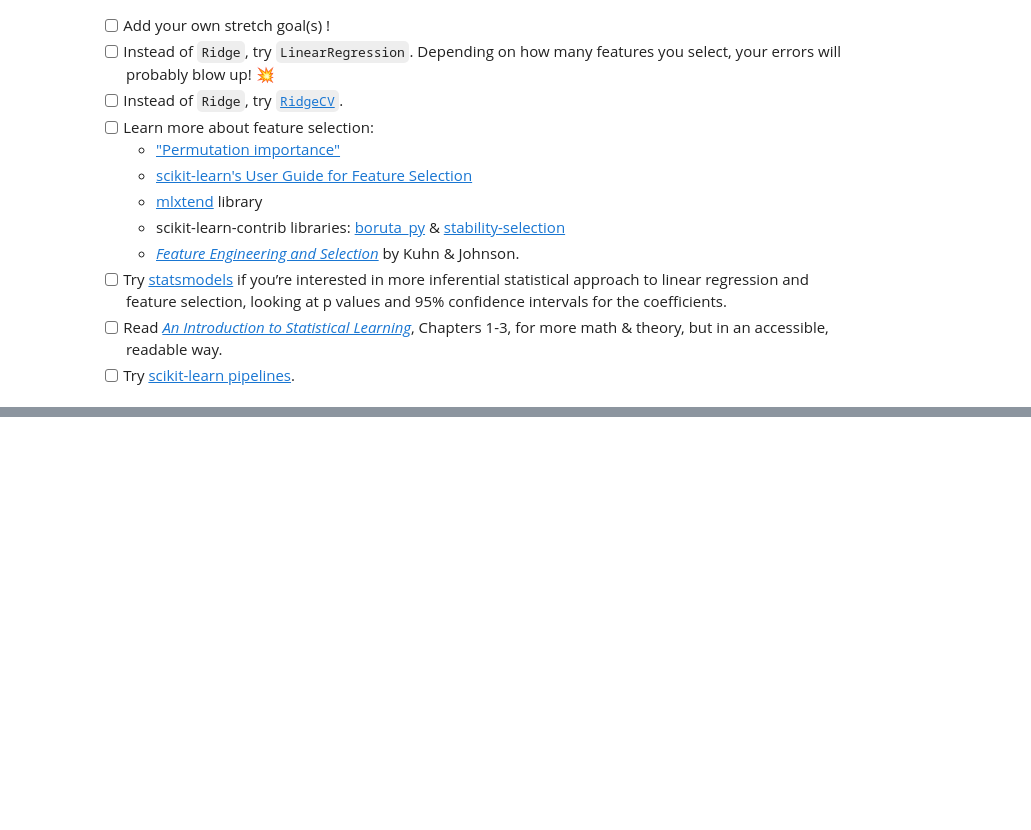
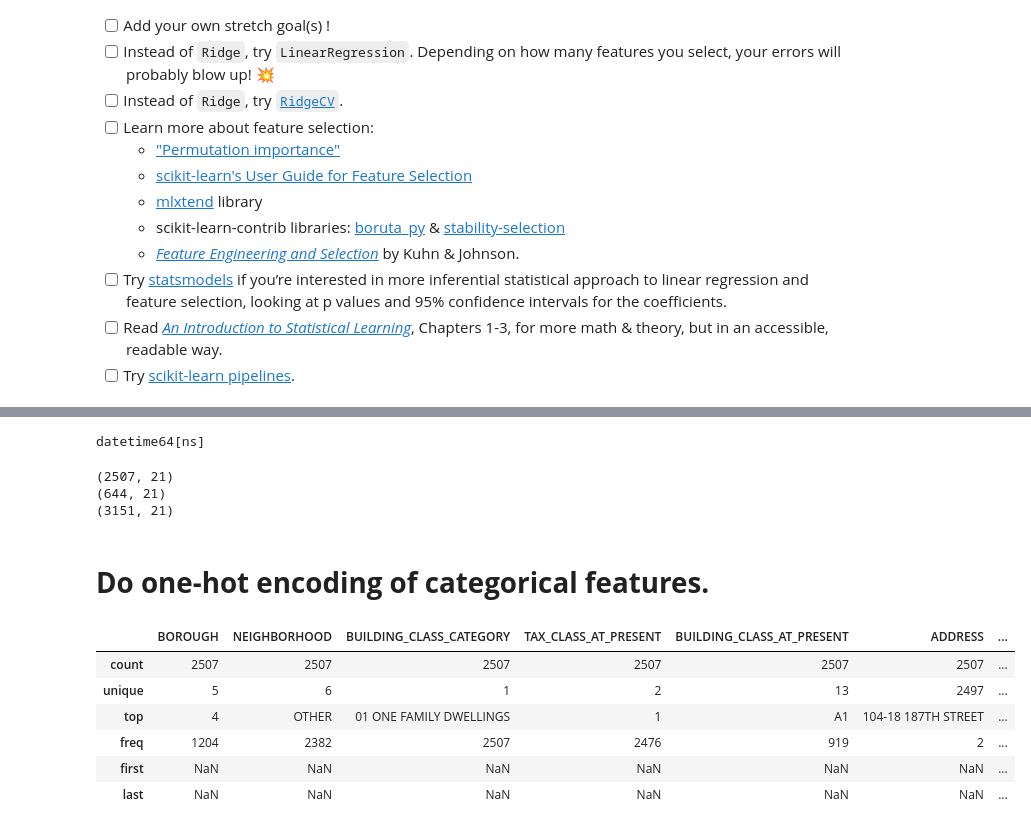
Before and after one commit to yestrella14/DS-Unit-2-Linear-Models, a Jupyter notebook: LS_DS_213_assignment.ipynb, the cells around one changed output, grey strips where cells are left out. Cells and saved outputs as stored; diff of their text form; code cells hidden in the pictures; blank space fills up the shorter version.

```diff
--- a/LS_DS_213_assignment.ipynb
+++ b/LS_DS_213_assignment.ipynb
@@ -95,0 +120,3 @@ df.loc[~df['NEIGHBORHOOD'].isin(top10), 'NEIGHBORHOOD'] = 'OTHER'
+# %%
+feature_SalePrice = (df['SALE_PRICE'] >100000) & (df['SALE_PRICE']<2000000)
+feature_SalePrice.shape
@@ -95,0 +140,6 @@ df.loc[~df['NEIGHBORHOOD'].isin(top10), 'NEIGHBORHOOD'] = 'OTHER'
+# %%
+import numpy as np
+#Use logical and operator with the set features gets the same results as above
+realstate_df = df[np.logical_and(feature_buildingCategory,feature_SalePrice)]
+
+realstate_df.shape
@@ -95,0 +168,6 @@ df.loc[~df['NEIGHBORHOOD'].isin(top10), 'NEIGHBORHOOD'] = 'OTHER'
+# %%
+#Is SALE_DATE a date time column?
+print(realstate_df['SALE_DATE'].dtypes)
+
+#Change to timeseries
+realstate_df['SALE_DATE']= pd.to_datetime(realstate_df['SALE_DATE'], infer_datetime_format=True)
@@ -95,0 +181,31 @@ df.loc[~df['NEIGHBORHOOD'].isin(top10), 'NEIGHBORHOOD'] = 'OTHER'
+# %%
+print(realstate_df['SALE_DATE'].dtypes)
+# %% [output]
+datetime64[ns]
+# %%
+date_cutoff = pd.to_datetime('2019-04-01')
+
+#Train df
+train_df= realstate_df[realstate_df['SALE_DATE']<date_cutoff]
+print(train_df.shape)
+#Test df
+test_df= realstate_df[realstate_df['SALE_DATE']>=date_cutoff]
+print(test_df.shape)
+print(realstate_df.shape)
+# %% [output]
+(2507, 21)
+(644, 21)
+(3151, 21)
+# %% [markdown]
+# **Do one-hot encoding of categorical features.**
+# %%
+#Any hight cardinality variables?
+train_df.describe(exclude='number')
+# %% [output]
+|  | BOROUGH | NEIGHBORHOOD | BUILDING_CLASS_CATEGORY | TAX_CLASS_AT_PRESENT | BUILDING_CLASS_AT_PRESENT | ADDRESS | ... |
+| count | 2507 | 2507 | 2507 | 2507 | 2507 | 2507 | ... |
+| unique | 5 | 6 | 1 | 2 | 13 | 2497 | ... |
+| top | 4 | OTHER | 01 ONE FAMILY DWELLINGS | 1 | A1 | 104-18 187TH STREET | ... |
+| freq | 1204 | 2382 | 2507 | 2476 | 919 | 2 | ... |
+| first | NaN | NaN | NaN | NaN | NaN | NaN | ... |
+| last | NaN | NaN | NaN | NaN | NaN | NaN | ... |
```
Also changed, not shown: parts of 16 cells of this notebook.
